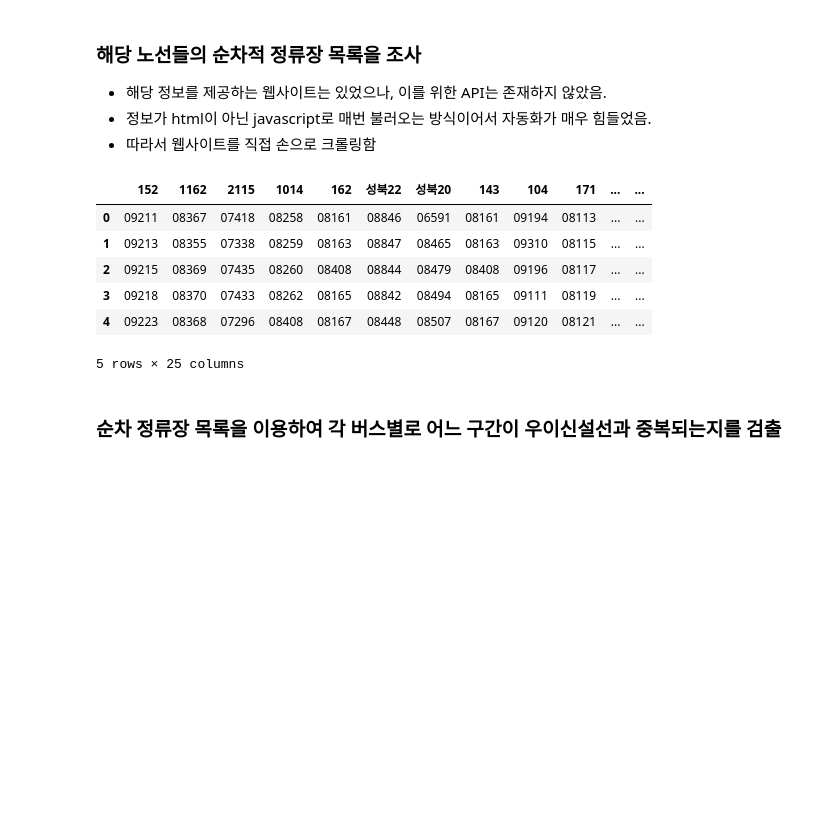
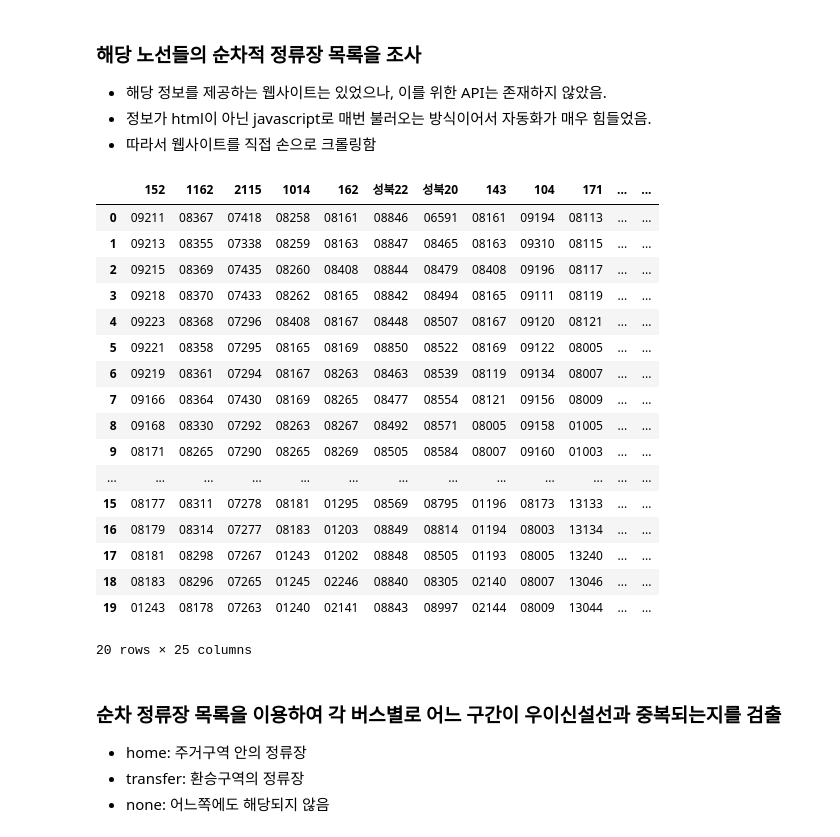
Before and after one commit to cookiesweets/bigdata2017_18_dgist, a Jupyter notebook: Team18_analysis.ipynb, the cells around one changed output. Drawn from its saved outputs; the diff is of its cells as text; code cells hidden in the pictures; blank space fills up the shorter version.

```diff
--- a/Team18_analysis.ipynb
+++ b/Team18_analysis.ipynb
@@ -130,17 +130,31 @@ for linenum in busline_linenum:
             buslineStops[linenum][i] = station.split('(')[-1].split(')')[0]
             i = i + 1
 # %%
-buslineStops.head()
+buslineStops.head(20)
 # %% [output]
 |  | 152 | 1162 | 2115 | 1014 | 162 | 성북22 | 성북20 | 143 | 104 | 171 | ... | ... |
 | 0 | 09211 | 08367 | 07418 | 08258 | 08161 | 08846 | 06591 | 08161 | 09194 | 08113 | ... | ... |
 | 1 | 09213 | 08355 | 07338 | 08259 | 08163 | 08847 | 08465 | 08163 | 09310 | 08115 | ... | ... |
 | 2 | 09215 | 08369 | 07435 | 08260 | 08408 | 08844 | 08479 | 08408 | 09196 | 08117 | ... | ... |
 | 3 | 09218 | 08370 | 07433 | 08262 | 08165 | 08842 | 08494 | 08165 | 09111 | 08119 | ... | ... |
 | 4 | 09223 | 08368 | 07296 | 08408 | 08167 | 08448 | 08507 | 08167 | 09120 | 08121 | ... | ... |
+| 5 | 09221 | 08358 | 07295 | 08165 | 08169 | 08850 | 08522 | 08169 | 09122 | 08005 | ... | ... |
+| 6 | 09219 | 08361 | 07294 | 08167 | 08263 | 08463 | 08539 | 08119 | 09134 | 08007 | ... | ... |
+| 7 | 09166 | 08364 | 07430 | 08169 | 08265 | 08477 | 08554 | 08121 | 09156 | 08009 | ... | ... |
+| 8 | 09168 | 08330 | 07292 | 08263 | 08267 | 08492 | 08571 | 08005 | 09158 | 01005 | ... | ... |
+| 9 | 08171 | 08265 | 07290 | 08265 | 08269 | 08505 | 08584 | 08007 | 09160 | 01003 | ... | ... |
+| ... | ... | ... | ... | ... | ... | ... | ... | ... | ... | ... | ... | ... |
+| 15 | 08177 | 08311 | 07278 | 08181 | 01295 | 08569 | 08795 | 01196 | 08173 | 13133 | ... | ... |
+| 16 | 08179 | 08314 | 07277 | 08183 | 01203 | 08849 | 08814 | 01194 | 08003 | 13134 | ... | ... |
+| 17 | 08181 | 08298 | 07267 | 01243 | 01202 | 08848 | 08505 | 01193 | 08005 | 13240 | ... | ... |
+| 18 | 08183 | 08296 | 07265 | 01245 | 02246 | 08840 | 08305 | 02140 | 08007 | 13046 | ... | ... |
+| 19 | 01243 | 08178 | 07263 | 01240 | 02141 | 08843 | 08997 | 02144 | 08009 | 13044 | ... | ... |
-5 rows × 25 columns
+20 rows × 25 columns
 # %% [markdown]
 ### 순차 정류장 목록을 이용하여 각 버스별로 어느 구간이 우이신설선과 중복되는지를 검출
+- home: 주거구역 안의 정류장
+- transfer: 환승구역의 정류장
+- none: 어느쪽에도 해당되지 않음
 # %%
 busline_common_region = list()
 busline_common_df = buslineStops.copy()
```
Also changed, not shown: parts of 5 cells of this notebook, 1 other file.
